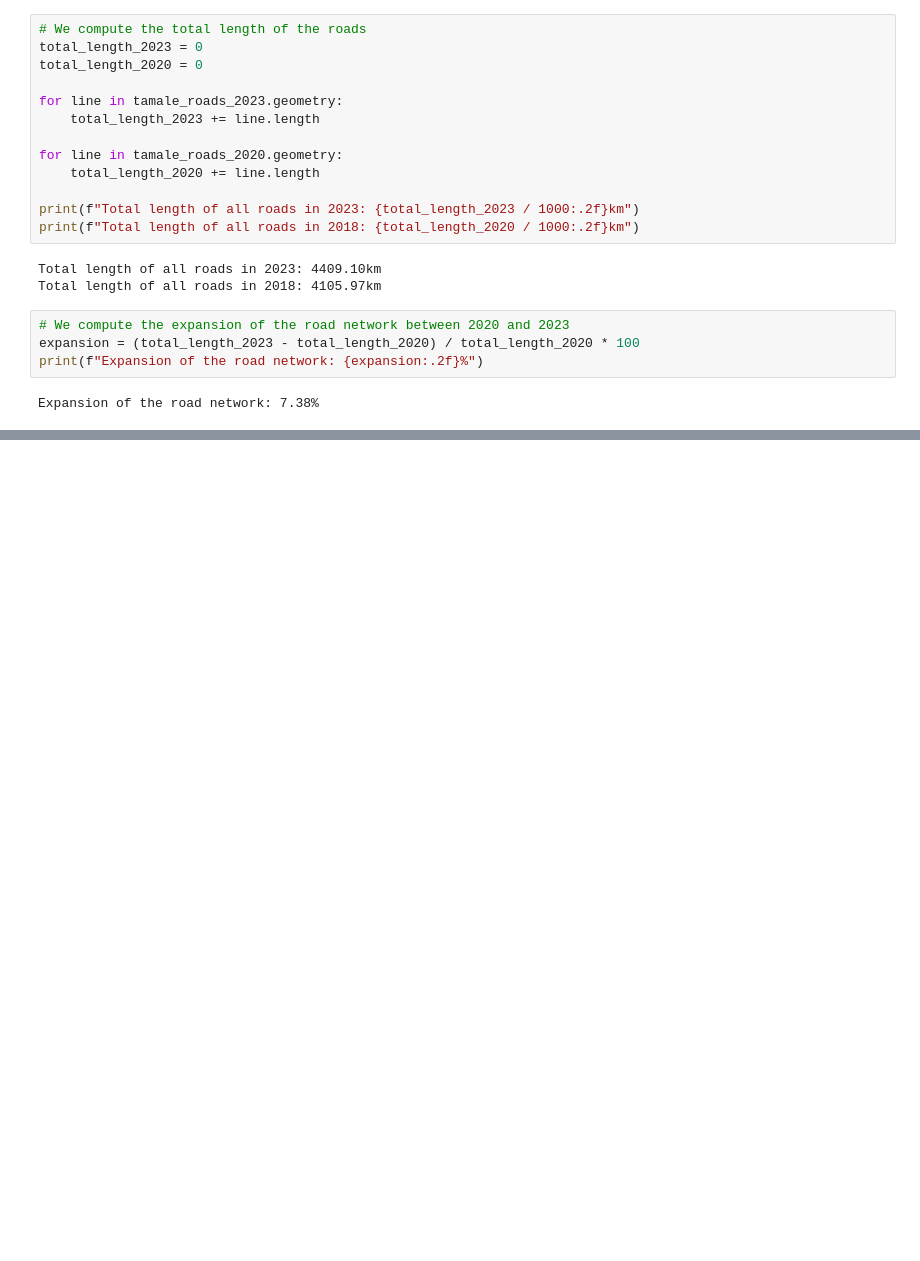
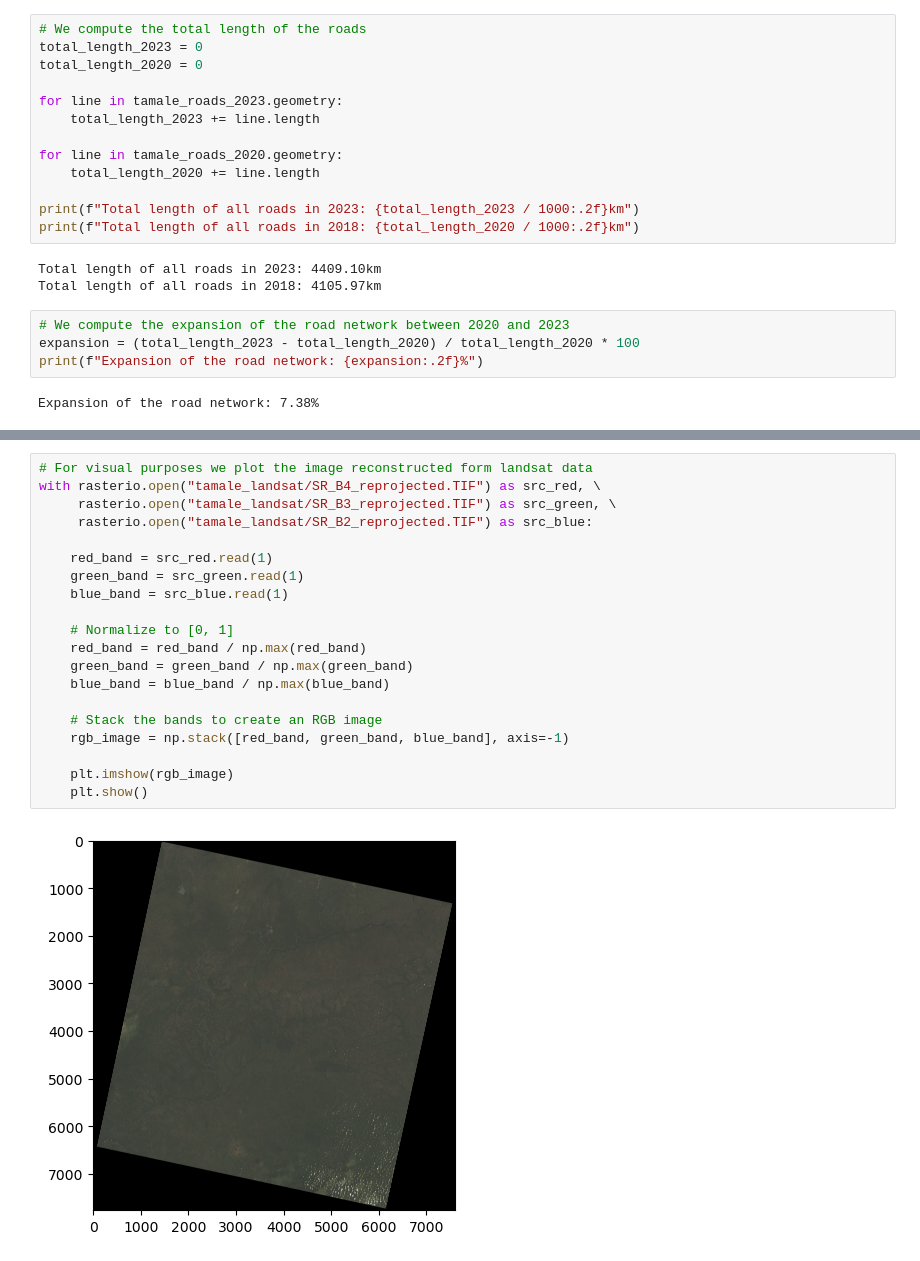
Before and after one commit to CS-433/ml-project-2-the-overfitters, a Jupyter notebook: tamale.ipynb, the cells around one changed output, grey strips where cells are left out. Saved outputs shown, nothing was run; the diff lists cells and outputs as text; blank space fills up the shorter version.

Commit message:
alignment OSM and landsat

```diff
--- a/tamale.ipynb
+++ b/tamale.ipynb
@@ -107,0 +177,22 @@ Expansion of the road network: 7.38%
+# %%
+# For visual purposes we plot the image reconstructed form landsat data
+with rasterio.open("tamale_landsat/SR_B4_reprojected.TIF") as src_red, \
+     rasterio.open("tamale_landsat/SR_B3_reprojected.TIF") as src_green, \
+     rasterio.open("tamale_landsat/SR_B2_reprojected.TIF") as src_blue:
+
+    red_band = src_red.read(1)
+    green_band = src_green.read(1)
+    blue_band = src_blue.read(1)
+
+    # Normalize to [0, 1]
+    red_band = red_band / np.max(red_band)
+    green_band = green_band / np.max(green_band)
+    blue_band = blue_band / np.max(blue_band)
+
+    # Stack the bands to create an RGB image
+    rgb_image = np.stack([red_band, green_band, blue_band], axis=-1)
+
+    plt.imshow(rgb_image)
+    plt.show()
+# %% [output]
+[figure, added]
```
Also changed, not shown: parts of 9 cells of this notebook.
